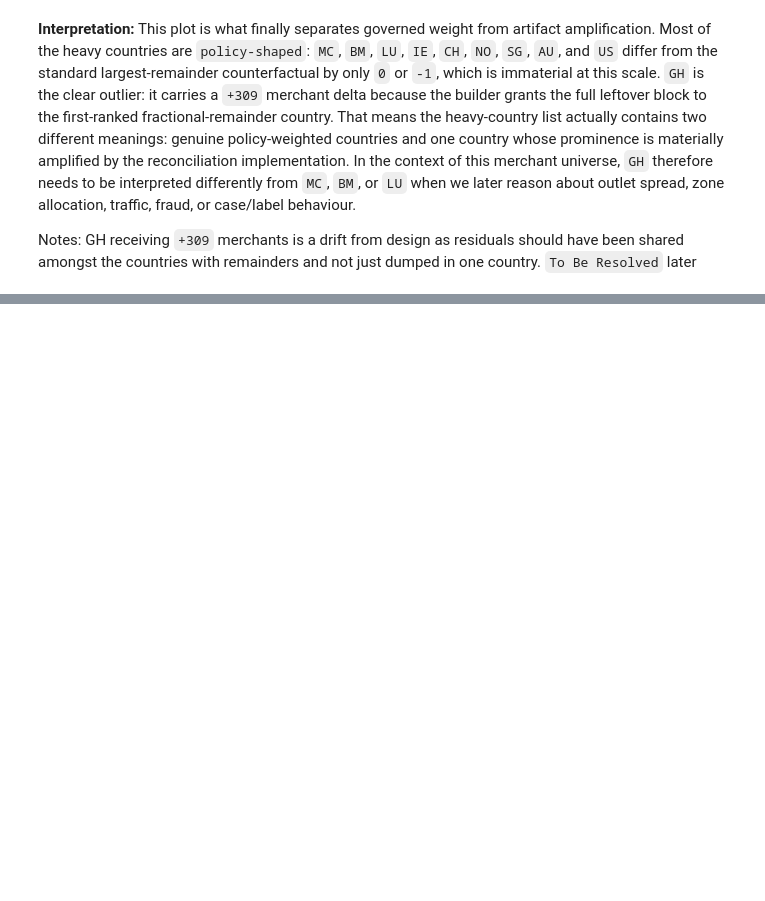
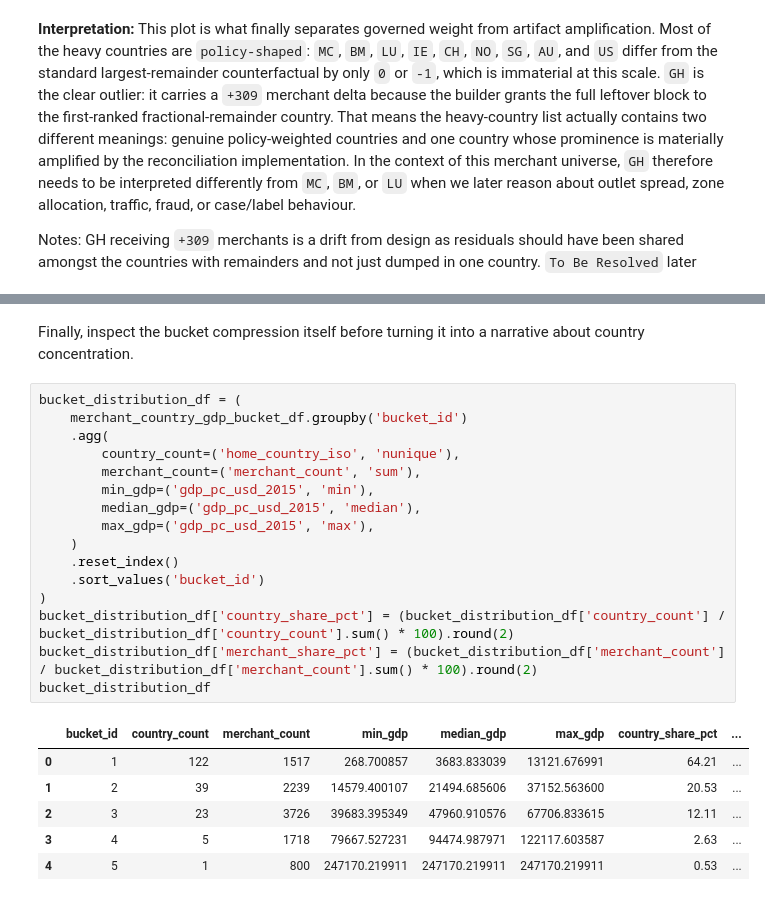
Before and after one commit to EsosaOrumwese/fraud-detection-system, a Jupyter notebook: analysis/dev_full_offline_investigation/00_investigation/notebooks/00_understanding_governed_data_world_p1.ipynb, the cells around one changed output, grey strips where cells are left out. Cells and saved outputs as stored; diff of their text form; blank space fills up the shorter version.

```diff
--- a/analysis/dev_full_offline_investigation/00_investigation/notebooks/00_understanding_governed_data_world_p1.ipynb
+++ b/analysis/dev_full_offline_investigation/00_investigation/notebooks/00_understanding_governed_data_world_p1.ipynb
@@ -758,0 +1004,25 @@ Notes: GH receiving `+309` merchants is a drift from design as residuals should
+# %% [markdown]
+Finally, inspect the bucket compression itself before turning it into a narrative about country concentration.
+# %%
+bucket_distribution_df = (
+    merchant_country_gdp_bucket_df.groupby('bucket_id')
+    .agg(
+        country_count=('home_country_iso', 'nunique'),
+        merchant_count=('merchant_count', 'sum'),
+        min_gdp=('gdp_pc_usd_2015', 'min'),
+        median_gdp=('gdp_pc_usd_2015', 'median'),
+        max_gdp=('gdp_pc_usd_2015', 'max'),
+    )
+    .reset_index()
+    .sort_values('bucket_id')
+)
+bucket_distribution_df['country_share_pct'] = (bucket_distribution_df['country_count'] / bucket_distribution_df['country_count'].sum() * 100).round(2)
+bucket_distribution_df['merchant_share_pct'] = (bucket_distribution_df['merchant_count'] / bucket_distribution_df['merchant_count'].sum() * 100).round(2)
+bucket_distribution_df
+# %% [output]
+|  | bucket_id | country_count | merchant_count | min_gdp | median_gdp | max_gdp | country_share_pct | ... |
+| 0 | 1 | 122 | 1517 | 268.700857 | 3683.833039 | 13121.676991 | 64.21 | ... |
+| 1 | 2 | 39 | 2239 | 14579.400107 | 21494.685606 | 37152.563600 | 20.53 | ... |
+| 2 | 3 | 23 | 3726 | 39683.395349 | 47960.910576 | 67706.833615 | 12.11 | ... |
+| 3 | 4 | 5 | 1718 | 79667.527231 | 94474.987971 | 122117.603587 | 2.63 | ... |
+| 4 | 5 | 1 | 800 | 247170.219911 | 247170.219911 | 247170.219911 | 0.53 | ... |
```
Also changed, not shown: parts of 12 cells of this notebook.
